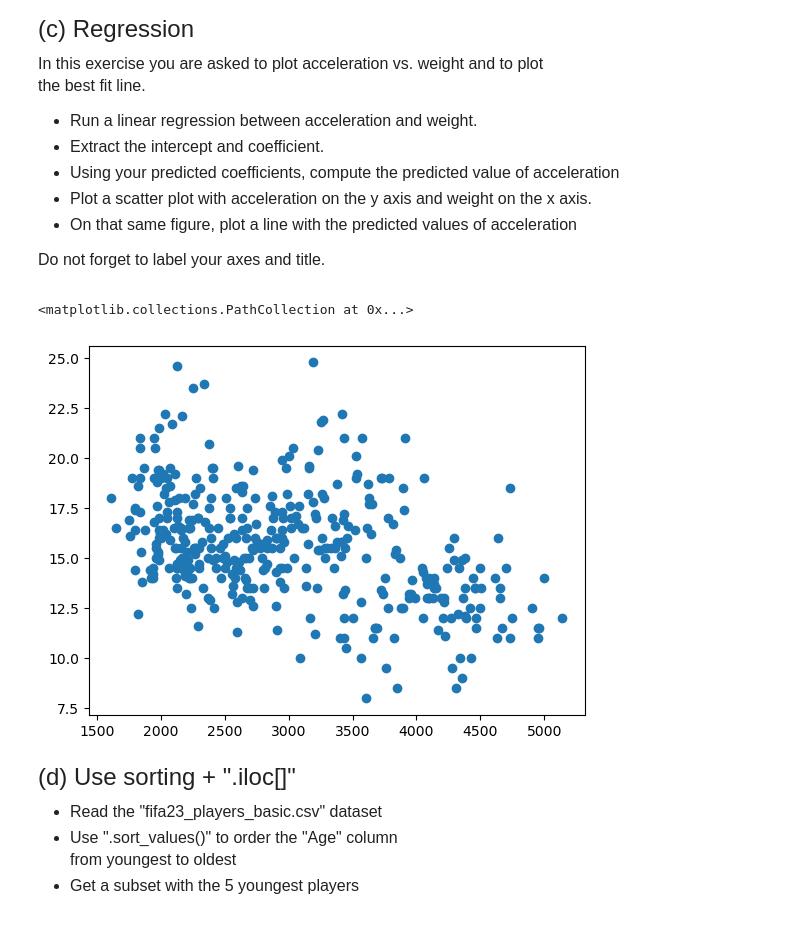
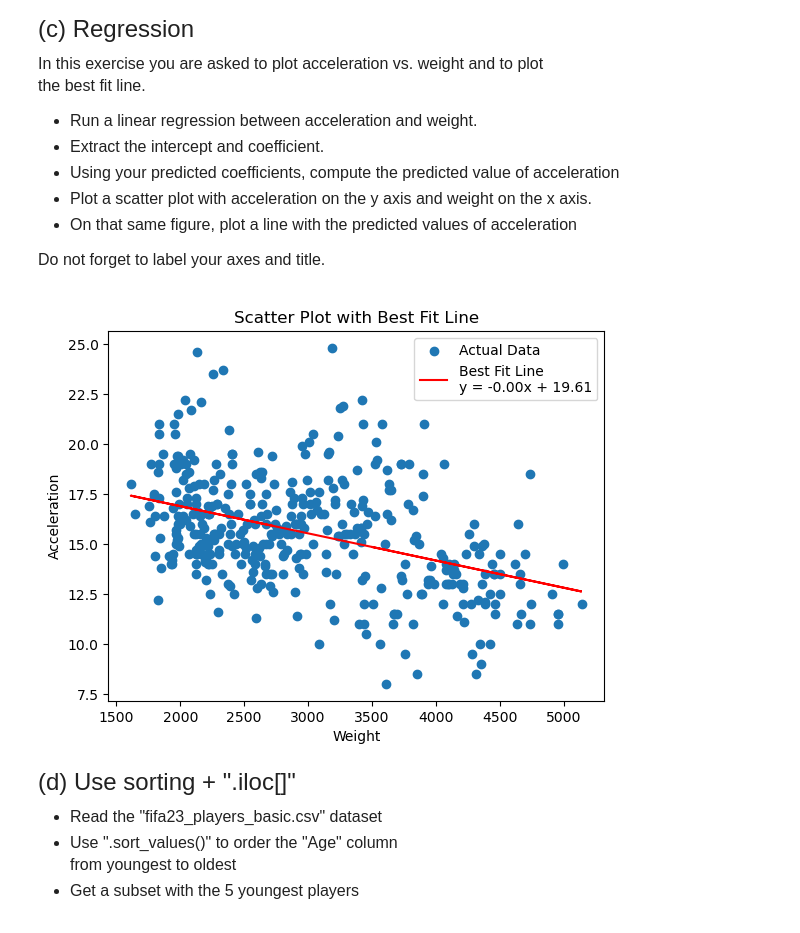
Before and after one commit to BrandonA21503/qtm151spring2024, a Jupyter notebook: assignment6/assignment6.ipynb, the cells around one changed output. Saved outputs shown, nothing was run; the diff lists cells and outputs as text; code cells hidden in the pictures.

```diff
--- a/assignment6/assignment6.ipynb
+++ b/assignment6/assignment6.ipynb
@@ -125,15 +122,37 @@ In this exercise you are asked to plot acceleration vs. weight and to plot <br>
 - On that same figure, plot a line with the predicted values of acceleration
 
 Do not forget to label your axes and title.
-# %%
-# Write your answer here:
-
-acceleration = features["acceleration"]
-
-plt.scatter(x = features["weight"],y = features["acceleration"])
-# %% [output]
-<matplotlib.collections.PathCollection at 0x...>
-[figure, removed]
+# %%
+acceleration = features["acceleration"]
+weight = features["weight"]
+
+
+data = {'acceleration': acceleration, 'weight': weight}
+df = pd.DataFrame(data)
+
+
+model = smf.ols(formula='acceleration ~ weight', data=df).fit()
+
+
+intercept = model.params['Intercept']
+coefficient = model.params['weight']
+
+predicted_acceleration = model.predict(df['weight'])
+
+
+plt.scatter(x=weight, y=acceleration, label='Actual Data')
+
+plt.plot(weight, predicted_acceleration, color='red', label=f'Best Fit Line\ny = {coefficient:.2f}x + {intercept:.2f}')
+
+plt.xlabel('Weight')
+plt.ylabel('Acceleration')
+plt.title('Scatter Plot with Best Fit Line')
+plt.legend()
+
+
+plt.show()
+# %% [output]
+[figure, added]
 # %% [markdown]
 <font size = "5">
 
```
Also changed, not shown: parts of 3 cells of this notebook, 5 other files.
